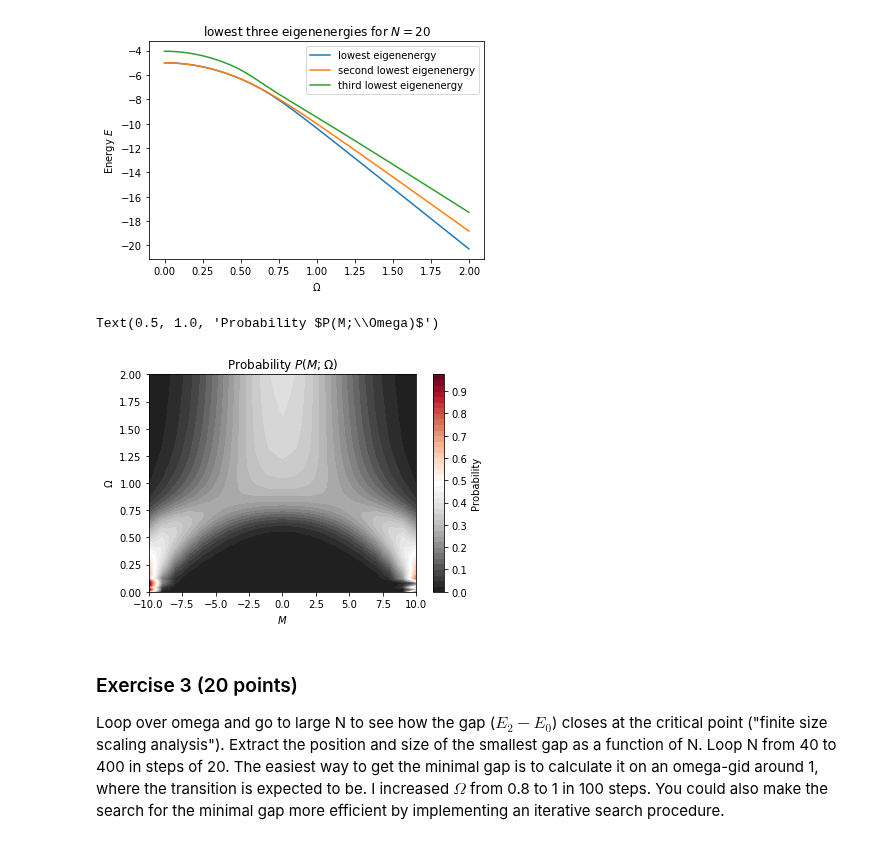
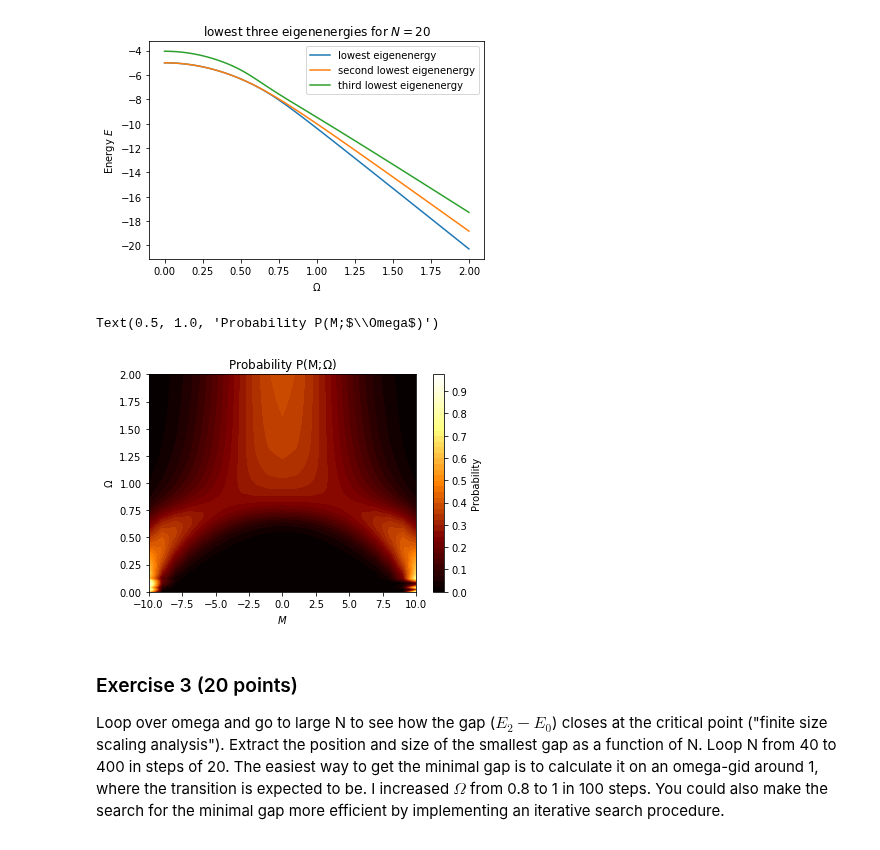
Before and after one commit to ml4cdeca/ComputationalQuantumDynamics, a Jupyter notebook: blatt4/exercise4.ipynb, the cells around one changed output. Cells and saved outputs as stored; diff of their text form; code cells hidden in the pictures.

Commit message:
density plot

```diff
--- a/blatt4/exercise4.ipynb
+++ b/blatt4/exercise4.ipynb
@@ -113,14 +113,14 @@ plt.show()
 [figure]
 # %%
 x,y=np.meshgrid(M(N),OmSpace)
-plt.contourf(x,y,probM,40,cmap=plt.cm.RdGy_r)
+plt.contourf(x,y,probM,40,cmap=plt.cm.afmhot)
 plt.colorbar(label='Probability')
 plt.xlabel('$M$')
 plt.ylabel('$\Omega$')
-plt.title('Probability $P(M;\Omega)$')
+plt.title('Probability P(M;$\Omega$)')
 # %% [output]
-Text(0.5, 1.0, 'Probability $P(M;\\Omega)$')
+Text(0.5, 1.0, 'Probability P(M;$\\Omega$)')
-[figure, old version]
+[figure, new version]
 # %% [markdown]
 ### Exercise 3 (20 points)
 
```
